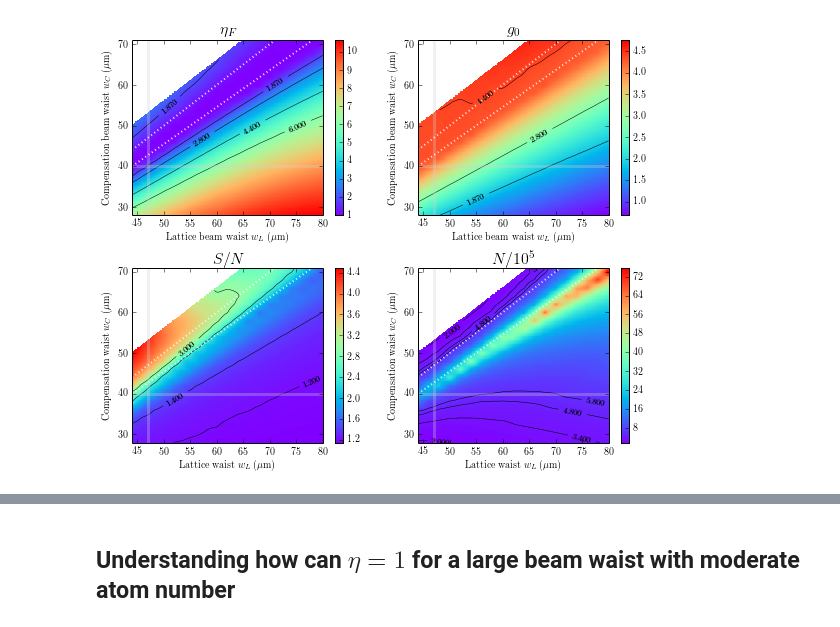
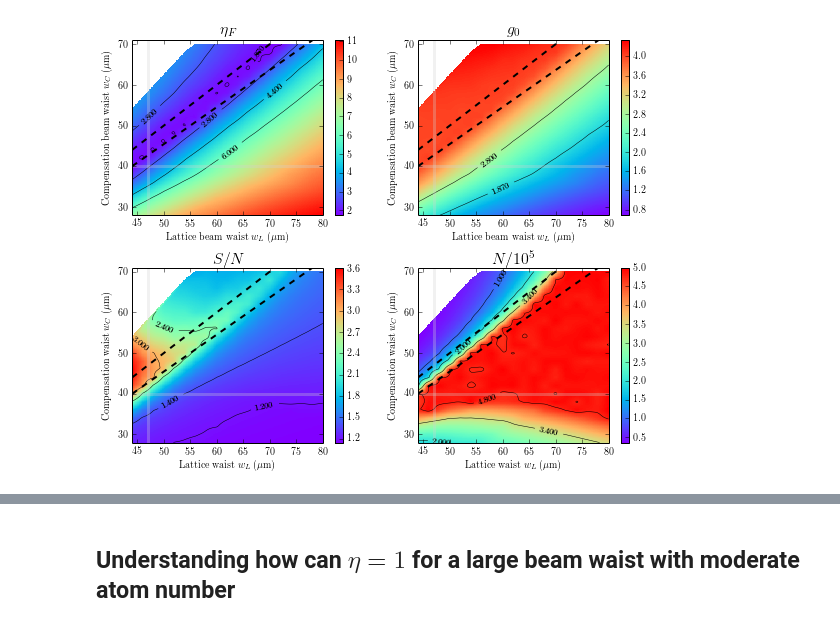
Before and after one commit to PedroMDuarte/hubbard-lda_evap, a Jupyter notebook: Untitled0.ipynb, the cells around one changed output, grey strips where cells are left out. Drawn from its saved outputs; the diff is of its cells as text; code cells hidden in the pictures.

```diff
--- a/Untitled0.ipynb
+++ b/Untitled0.ipynb
@@ -1,10 +13,10 @@
 # %%
 import optevap
 
-fig = optevap.plotOptimal( 'EtaF_data/002/wIRwGR_ETA_results.dat' )
-fig.savefig('EtaF_data/002/etaF-wIRwGR.png', dpi=300)
+fig = optevap.plotOptimal( 'EtaF_data/005/wIRwGR_ETA_results.dat' )
+fig.savefig('EtaF_data/005/etaF-wIRwGR.png', dpi=300)
 # %% [output]
-[figure, old version]
+[figure, new version]
 # %%
 import optevap
 
```
Also changed, not shown: parts of 3 cells of this notebook, 13 other files.
